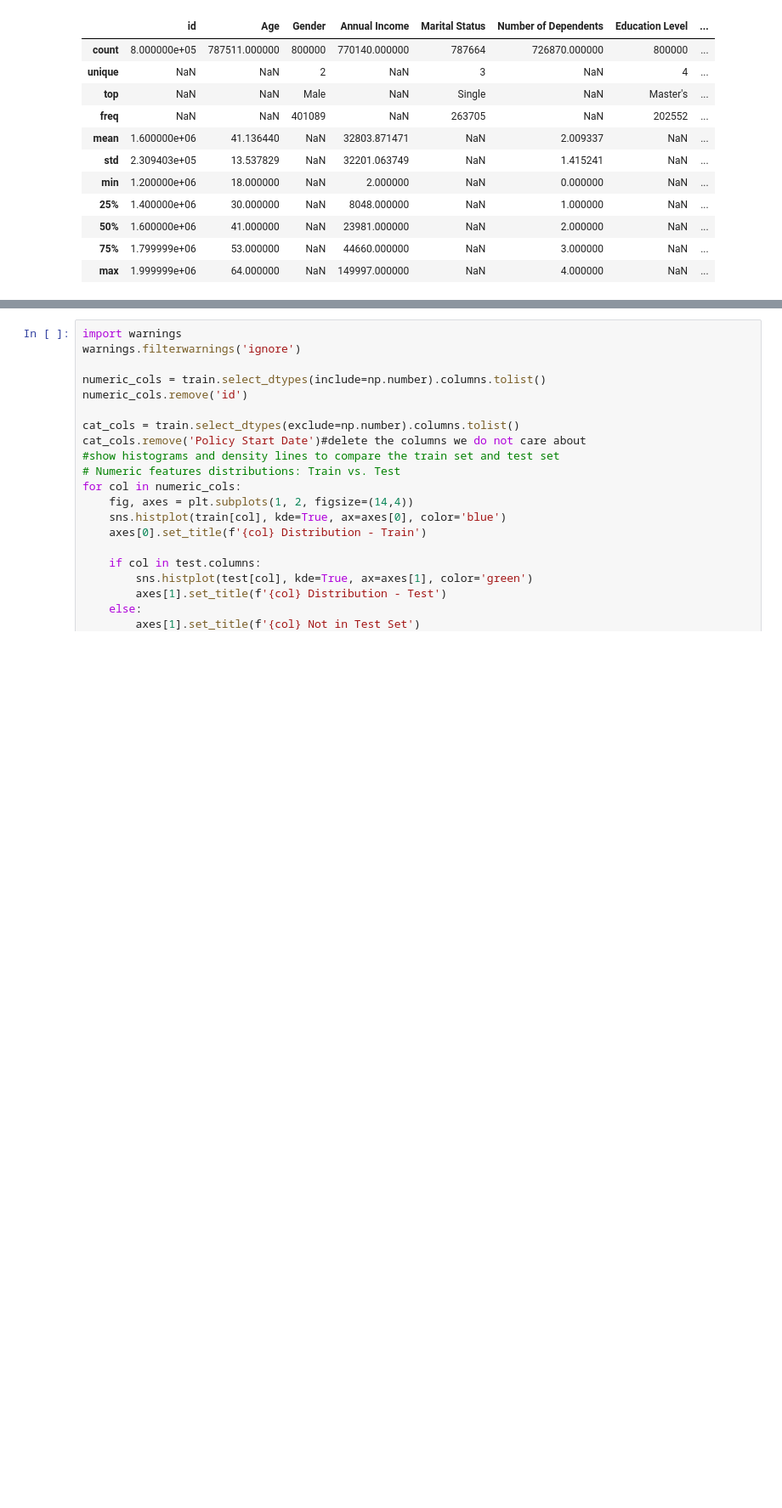
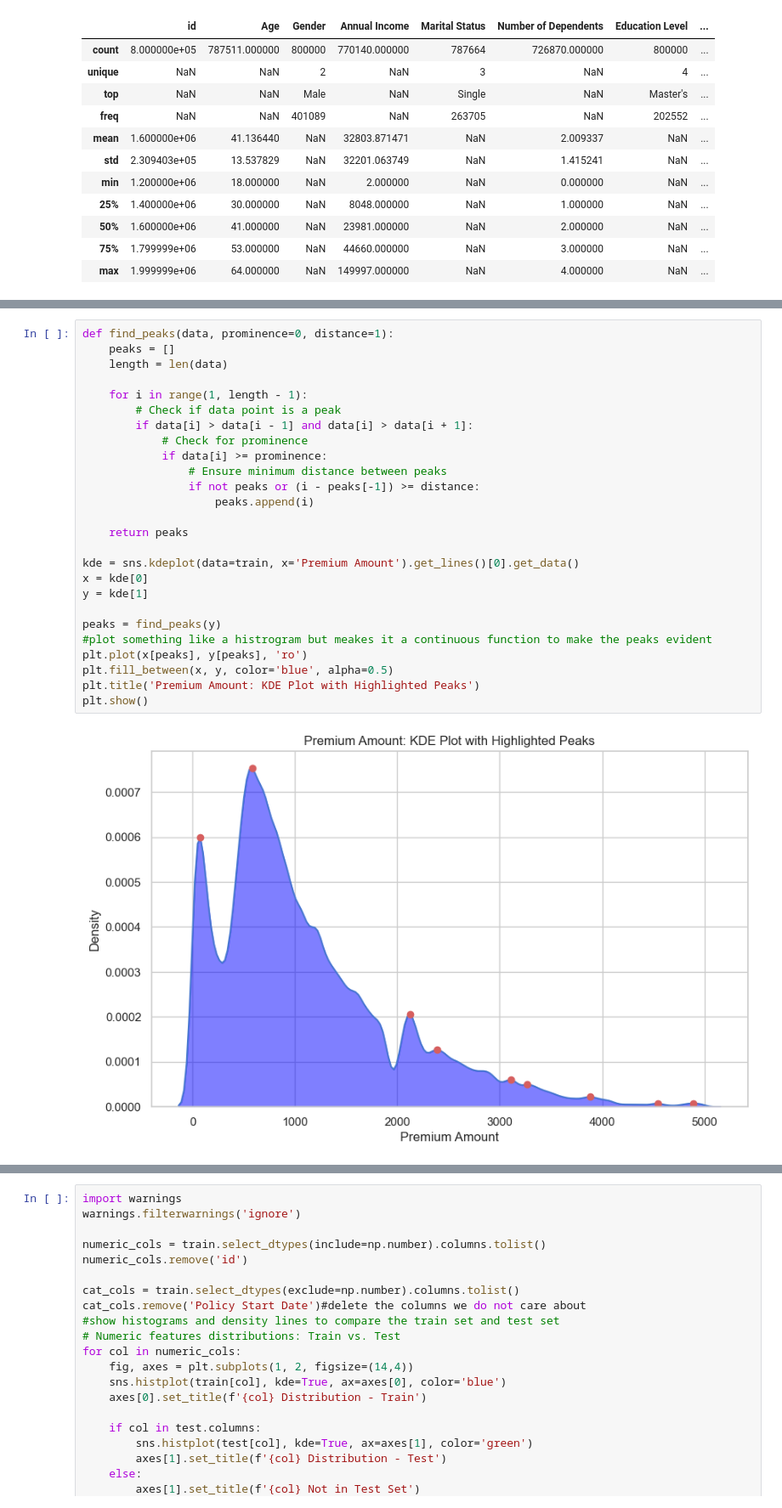
Before and after one commit to francesco481/predict-insurance, a Jupyter notebook: code.ipynb, the cells around one changed output, grey strips where cells are left out. Shown at 85% size. Cells and saved outputs as stored; diff of their text form; blank space fills up the shorter version.

```diff
--- a/code.ipynb
+++ b/code.ipynb
@@ -196,0 +205,28 @@ Test Summary Statistics (Numeric & Categorical):
+# %%
+def find_peaks(data, prominence=0, distance=1):
+    peaks = []
+    length = len(data)
+
+    for i in range(1, length - 1):
+        # Check if data point is a peak
+        if data[i] > data[i - 1] and data[i] > data[i + 1]:
+            # Check for prominence
+            if data[i] >= prominence:
+                # Ensure minimum distance between peaks
+                if not peaks or (i - peaks[-1]) >= distance:
+                    peaks.append(i)
+
+    return peaks
+
+kde = sns.kdeplot(data=train, x='Premium Amount').get_lines()[0].get_data()
+x = kde[0]
+y = kde[1]
+
+peaks = find_peaks(y)
+#plot something like a histrogram but meakes it a continuous function to make the peaks evident
+plt.plot(x[peaks], y[peaks], 'ro')
+plt.fill_between(x, y, color='blue', alpha=0.5)
+plt.title('Premium Amount: KDE Plot with Highlighted Peaks')
+plt.show()
+# %% [output]
+[figure, added]
```
Also changed, not shown: parts of 3 cells of this notebook, 1 other file.
